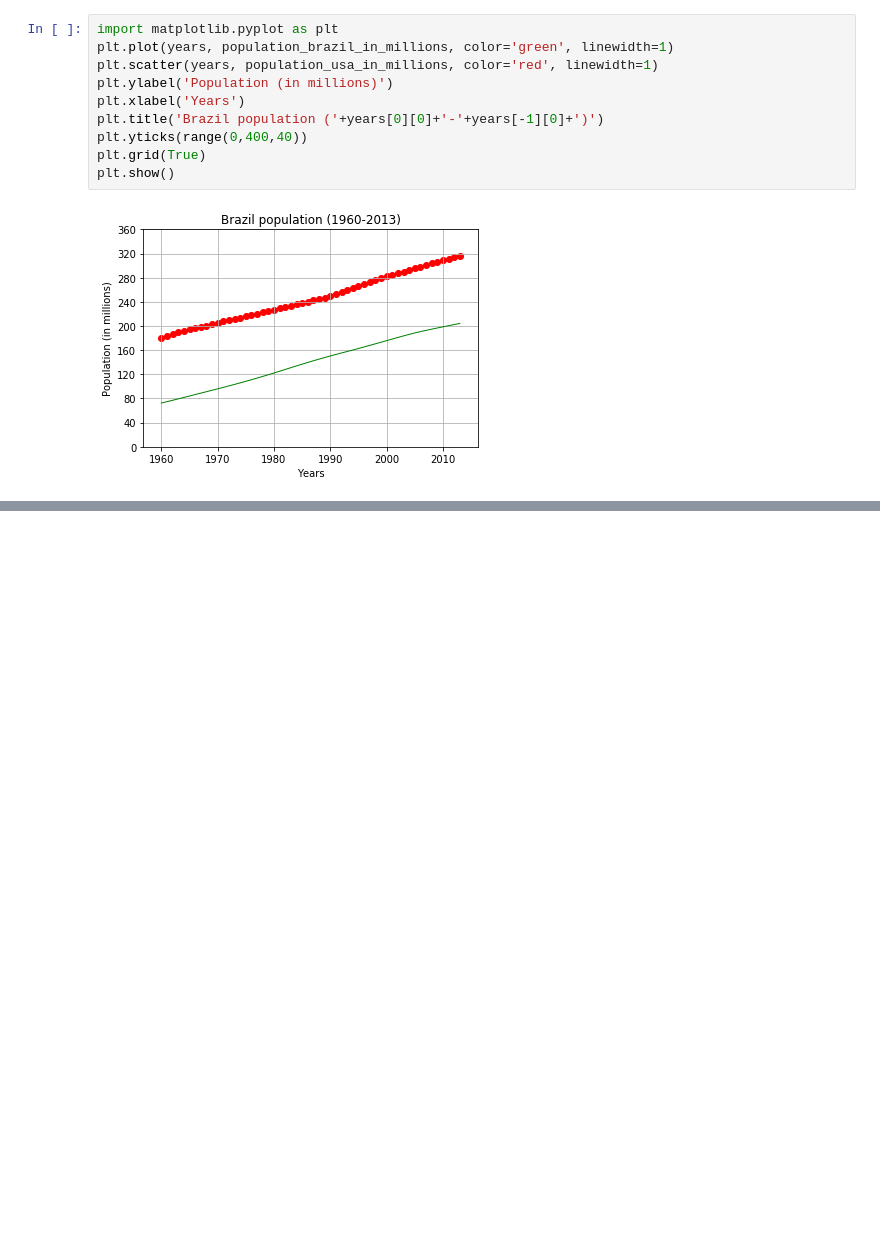
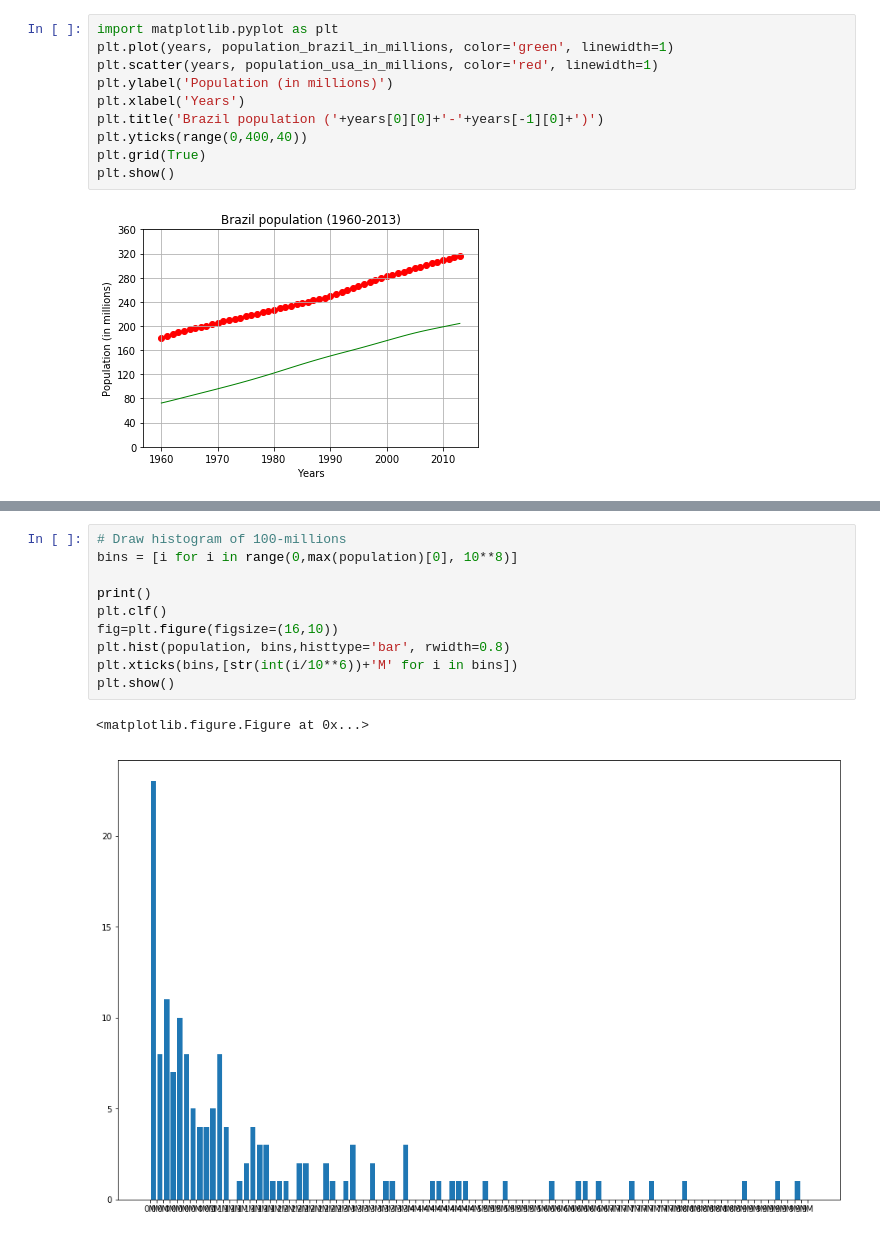
Before and after one commit to davidcampelo/data-science-tests, a Jupyter notebook: 1 - Numpy Matplotlib basics.ipynb, the cells around one changed output, grey strips where cells are left out. Drawn from its saved outputs; the diff is of its cells as text; blank space fills up the shorter version.

Commit message:
Added histogram of 100-millions population bins

```diff
--- a/1 - Numpy Matplotlib basics.ipynb
+++ b/1 - Numpy Matplotlib basics.ipynb
@@ -132,0 +133,13 @@ plt.show()
+# %%
+# Draw histogram of 100-millions
+bins = [i for i in range(0,max(population)[0], 10**8)]
+
+print()
+plt.clf()
+fig=plt.figure(figsize=(16,10))
+plt.hist(population, bins,histtype='bar', rwidth=0.8)
+plt.xticks(bins,[str(int(i/10**6))+'M' for i in bins])
+plt.show()
+# %% [output]
+<matplotlib.figure.Figure at 0x...>
+[figure, added]
```
Also changed, not shown: parts of 5 cells of this notebook.
